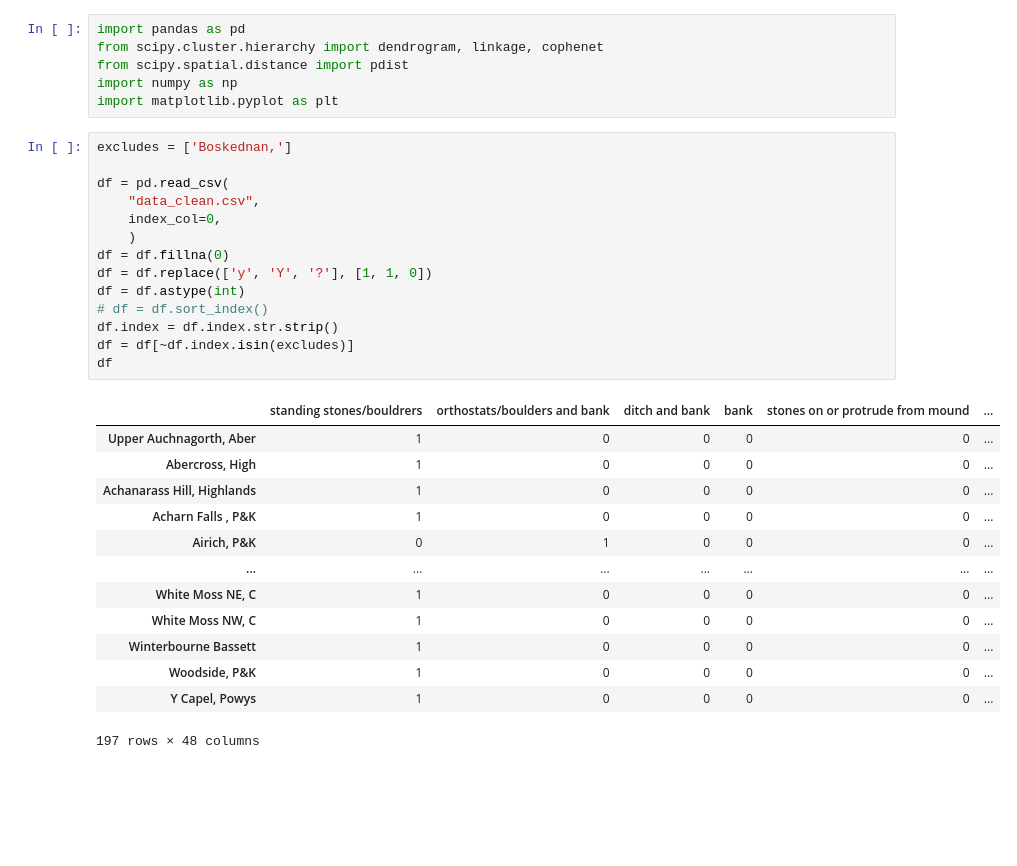
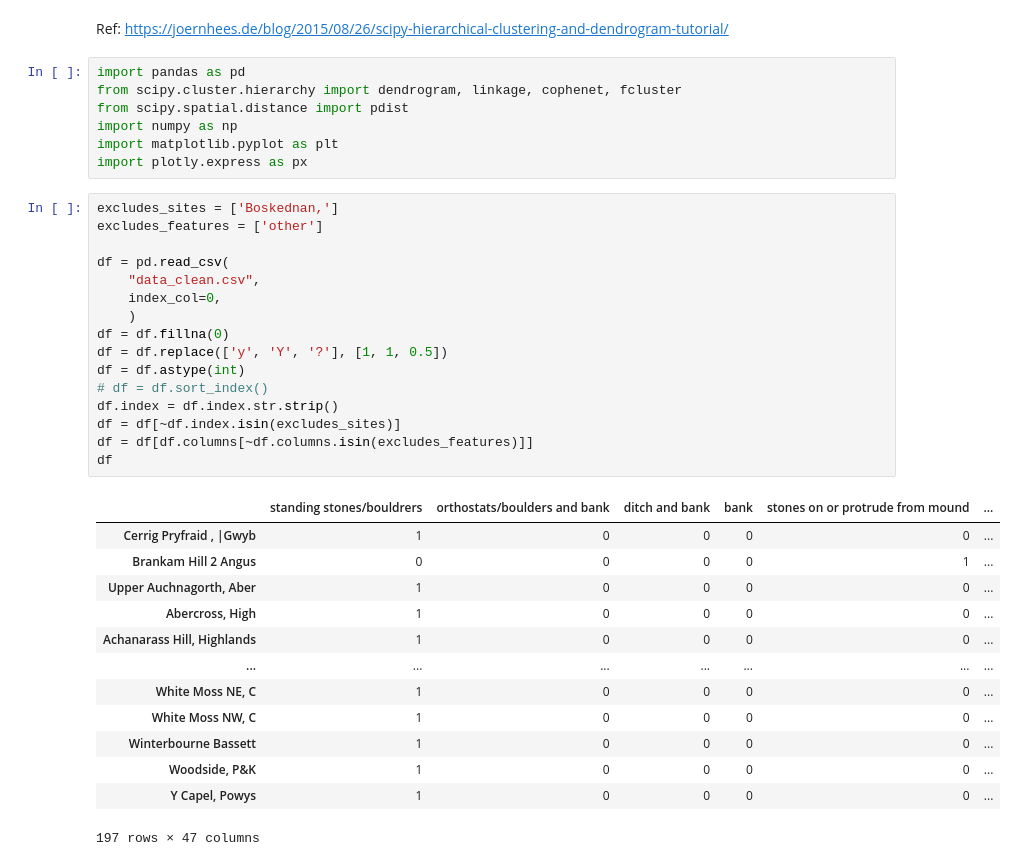
Before and after one commit to daveclare1/for-dad, a Jupyter notebook: monument-classes/monument_classification.ipynb, the cells around one changed output. Drawn from its saved outputs; the diff is of its cells as text; blank space fills up the shorter version.

```diff
--- a/monument-classes/monument_classification.ipynb
+++ b/monument-classes/monument_classification.ipynb
@@ -1,37 +1,42 @@
+# %% [markdown]
+Ref: https://joernhees.de/blog/2015/08/26/scipy-hierarchical-clustering-and-dendrogram-tutorial/
 # %%
 import pandas as pd
-from scipy.cluster.hierarchy import dendrogram, linkage, cophenet
+from scipy.cluster.hierarchy import dendrogram, linkage, cophenet, fcluster
 from scipy.spatial.distance import pdist
 import numpy as np
 import matplotlib.pyplot as plt
+import plotly.express as px
 # %%
-excludes = ['Boskednan,']
+excludes_sites = ['Boskednan,']
+excludes_features = ['other']
 
 df = pd.read_csv(
     "data_clean.csv",
     index_col=0,
     )
 df = df.fillna(0)
-df = df.replace(['y', 'Y', '?'], [1, 1, 0])
+df = df.replace(['y', 'Y', '?'], [1, 1, 0.5])
 df = df.astype(int)
 # df = df.sort_index()
 df.index = df.index.str.strip()
-df = df[~df.index.isin(excludes)]
+df = df[~df.index.isin(excludes_sites)]
+df = df[df.columns[~df.columns.isin(excludes_features)]]
 df
 # %% [output]
 |  | standing stones/bouldrers | orthostats/boulders and bank | ditch and bank | bank | stones on or protrude from mound | ... |
+| Cerrig Pryfraid , |Gwyb | 1 | 0 | 0 | 0 | 0 | ... |
+| Brankam Hill 2 Angus | 0 | 0 | 0 | 0 | 1 | ... |
 | Upper Auchnagorth, Aber | 1 | 0 | 0 | 0 | 0 | ... |
 | Abercross, High | 1 | 0 | 0 | 0 | 0 | ... |
 | Achanarass Hill, Highlands | 1 | 0 | 0 | 0 | 0 | ... |
-| Acharn Falls , P&K | 1 | 0 | 0 | 0 | 0 | ... |
-| Airich, P&K | 0 | 1 | 0 | 0 | 0 | ... |
 | ... | ... | ... | ... | ... | ... | ... |
 | White Moss NE, C | 1 | 0 | 0 | 0 | 0 | ... |
 | White Moss NW, C | 1 | 0 | 0 | 0 | 0 | ... |
 | Winterbourne Bassett | 1 | 0 | 0 | 0 | 0 | ... |
 | Woodside, P&K | 1 | 0 | 0 | 0 | 0 | ... |
 | Y Capel, Powys | 1 | 0 | 0 | 0 | 0 | ... |
-197 rows × 48 columns
+197 rows × 47 columns
 # %%
 def plot_dendrogram_from_df(df, method):
     X = df.values
```
Also changed, not shown: parts of 4 cells of this notebook, 2 other files.
